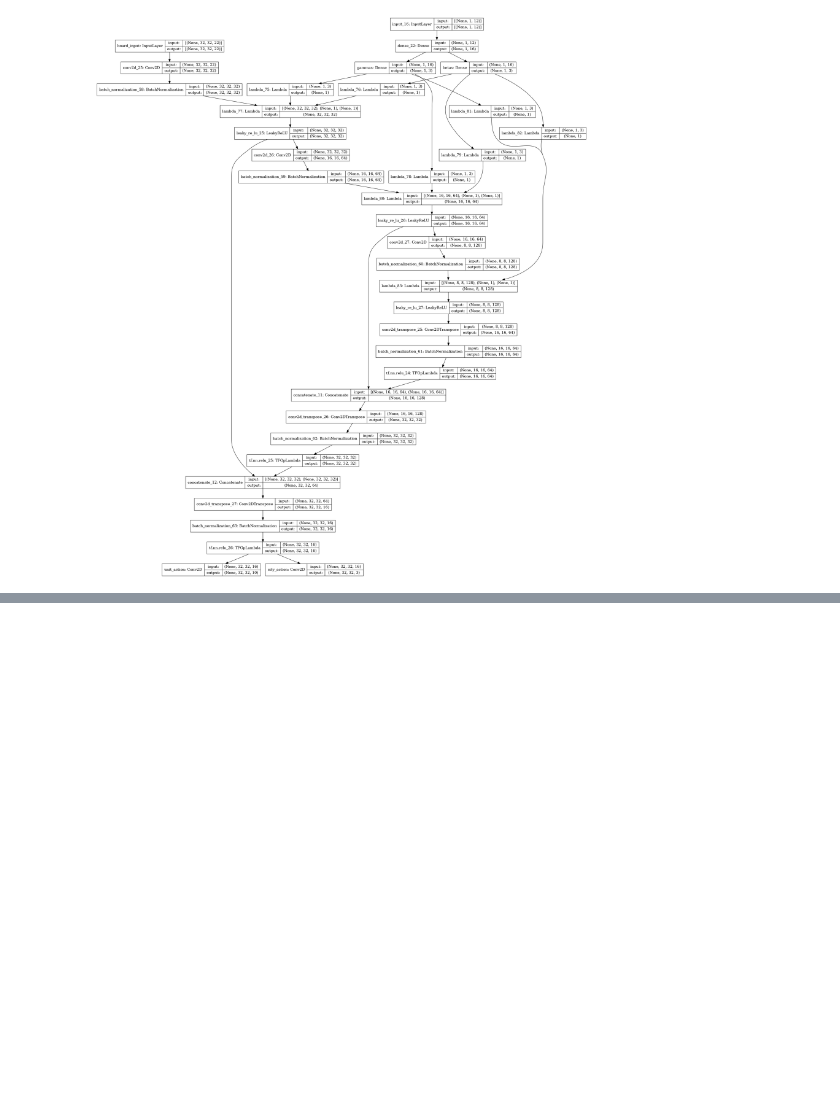
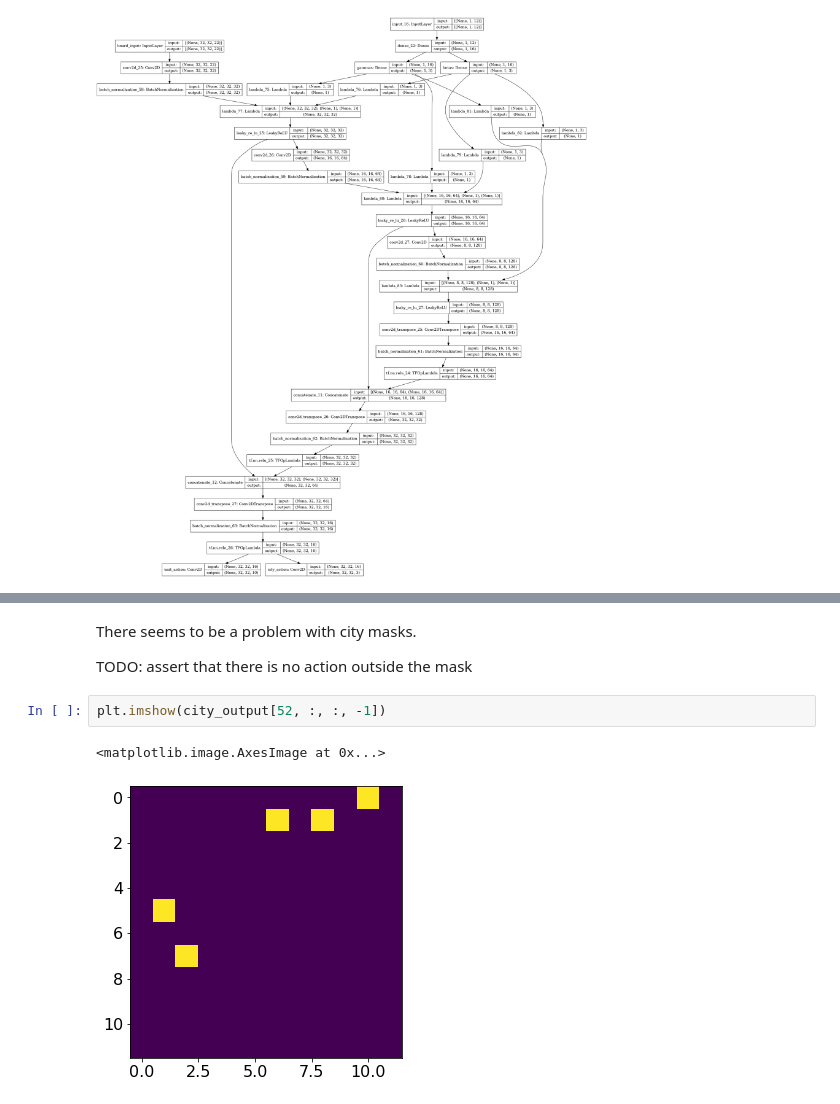
Before and after one commit to ironbar/luxai, a Jupyter notebook: notebooks/006_conditioned_unet.ipynb, the cells around one changed output, grey strips where cells are left out. Cells and saved outputs as stored; diff of their text form; blank space fills up the shorter version.

```diff
--- a/notebooks/006_conditioned_unet.ipynb
+++ b/notebooks/006_conditioned_unet.ipynb
@@ -211,0 +340,9 @@ import pydot
+# %% [markdown]
+There seems to be a problem with city masks.
+
+TODO: assert that there is no action outside the mask
+# %%
+plt.imshow(city_output[52, :, :, -1])
+# %% [output]
+<matplotlib.image.AxesImage at 0x...>
+[figure, added]
```
Also changed, not shown: parts of 27 cells of this notebook, 2 other files.
